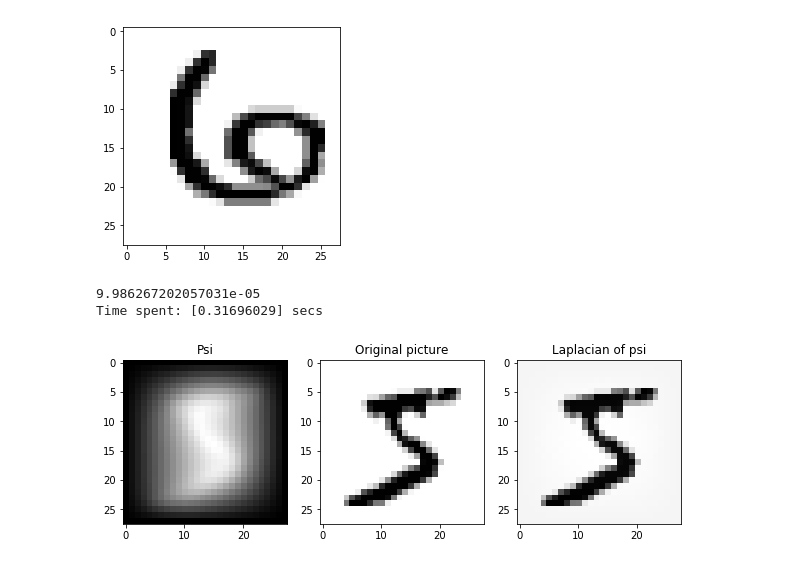
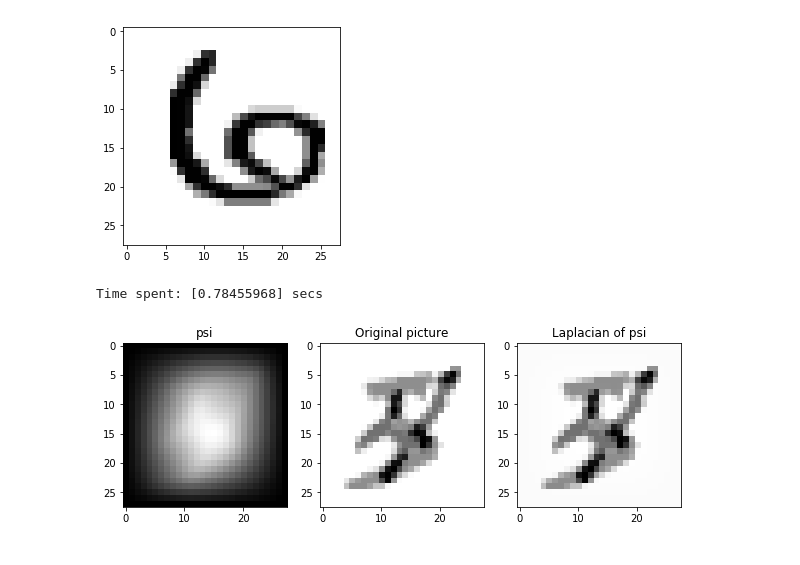
Before and after one commit to cpacilio/P1.4_seed, a Jupyter notebook: final_project/final_project_2.ipynb, the cells around one changed output. Saved outputs shown, nothing was run; the diff lists cells and outputs as text; code cells hidden in the pictures.

Commit message:
Lsolve improved

```diff
--- a/final_project/final_project_2.ipynb
+++ b/final_project/final_project_2.ipynb
@@ -400,35 +400,44 @@ def Laplacian(obj):
             res[i][j] = obj[i+1][j]+obj[i-1][j]-4*obj[i][j]+obj[i][j-1]+obj[i][j+1]
     return res
 # %%
-## Let us scrutinize a test case
-## we solve the Laplacian Eq. for the RHS == z_train[0]
+## Let me scrutinize a test case
+## I solve the Laplacian Eq. for the RHS == z_train[0]
+## and for RHS == z_train[9]
+## and I verify that psi_total == psi_1 + psi_2
 
-err = 1
-eps = 10**(-4)
-RHS = z_train[0]
-phi = zeros((28,28))
+## by trial and error, err=.5*10^-5 is a good compromise
+## for stopping iterations in Lsolve
 
-with Timer():
+def Lsolve(rhs):
+    err = 1
+    eps = 0.5*10**(-4)
+    phi = zeros((28,28))
+    #psi = zeros((28,28))
     while (err > eps):
-        psi = Jacobi_1(phi,RHS)
+        psi = Jacobi_1(phi,rhs)
         psi, phi = phi, psi
         err = abs(phi-psi).max()
-    print(err)
+    return psi
+
+RHS1 = z_train[0]
+RHS2 = z_train[9]
+with Timer():
+    psi1 = Lsolve(RHS1)
+    psi2 = Lsolve(RHS2)
 # %% [output]
-9.986267202057031e-05
-Time spent: [0.31696029] secs
+Time spent: [0.78455968] secs
 # %%
 ## plot the solution and
 ## verify the coincidence between
 ## the Laplacian of psi and original picture
 
 fig, axs = plt.subplots(1,3,figsize=(10,10))
-axs[0].imshow(psi,cmap='gray_r')
-axs[1].imshow(RHS,cmap='gray_r')
-axs[2].imshow(Laplacian(psi),cmap='gray_r')
-axs[0].set_title('Psi')
+axs[0].imshow(psi1+psi2,cmap='gray_r')
+axs[1].imshow(RHS1+RHS2,cmap='gray_r')
+axs[2].imshow(Laplacian(psi1+psi2),cmap='gray_r')
+axs[0].set_title('psi')
 axs[1].set_title('Original picture')
 axs[2].set_title('Laplacian of psi')
 plt.show()
 # %% [output]
-[figure, old version]
+[figure, new version]
```
